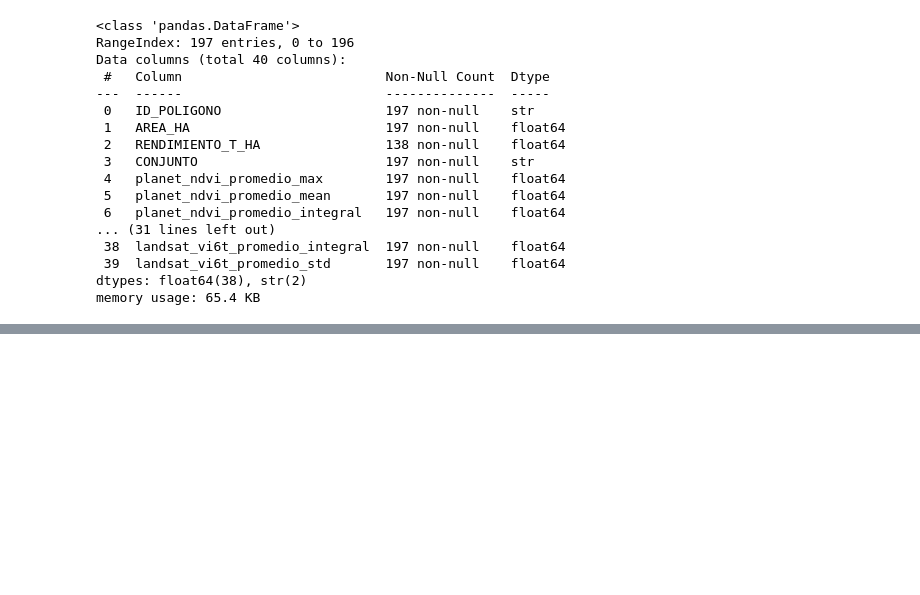
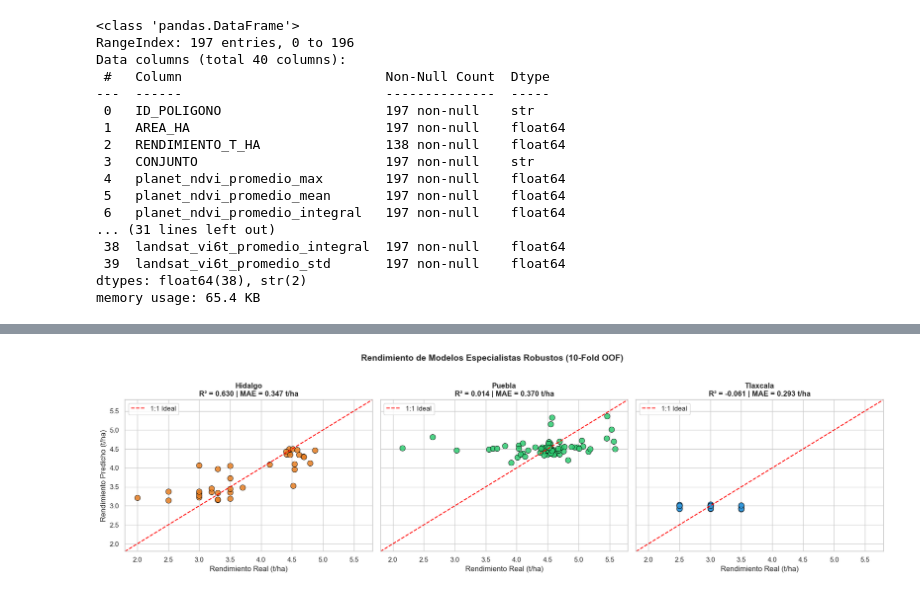
Before and after one commit to gerarsau07/AgroRaices, a Jupyter notebook: exploracion.ipynb, the cells around one changed output, grey strips where cells are left out. Saved outputs shown, nothing was run; the diff lists cells and outputs as text; code cells hidden in the pictures; blank space fills up the shorter version.

```diff
--- a/exploracion.ipynb
+++ b/exploracion.ipynb
@@ -525,0 +757,79 @@ memory usage: 65.4 KB
+# %%
+import matplotlib.pyplot as plt
+import seaborn as sns
+import pandas as pd
+import numpy as np
+from sklearn.metrics import mean_squared_error, mean_absolute_error, r2_score
+
+# 1. Construir DataFrame de diagnóstico con los resultados OOF vigentes
+df_res_robusto = train_df[['ID_POLIGONO', 'Estado', 'AREA_HA', 'RENDIMIENTO_T_HA', 'pred_oof']].copy()
+df_res_robusto = df_res_robusto.rename(columns={'RENDIMIENTO_T_HA': 'Real', 'pred_oof': 'Predicho'})
+df_res_robusto['Residuo'] = df_res_robusto['Real'] - df_res_robusto['Predicho']
+df_res_robusto['Error_Abs'] = df_res_robusto['Residuo'].abs()
+
+# 2. Resumen cuantitativo de métricas por Estado
+resumen_estados = []
+for est in ['Hidalgo', 'Puebla', 'Tlaxcala']:
+    sub = df_res_robusto[df_res_robusto['Estado'] == est]
+    r_est = np.corrcoef(sub['Real'], sub['Predicho'])[0, 1] if len(sub) > 1 else np.nan
+    r2_est = r2_score(sub['Real'], sub['Predicho'])
+    rmse_est = np.sqrt(mean_squared_error(sub['Real'], sub['Predicho']))
+    mae_est = mean_absolute_error(sub['Real'], sub['Predicho'])
+    max_err = sub['Error_Abs'].max()
+
+    resumen_estados.append({
+        'Estado': est,
+        'N': len(sub),
+        'r': r_est,
+        'R²': r2_est,
+        'RMSE (t/ha)': rmse_est,
+        'MAE (t/ha)': mae_est,
+        'Max Error (t/ha)': max_err
+    })
+
+df_metricas_est = pd.DataFrame(resumen_estados)
+print("=== DESGLOSE DE MÉTRICAS Y ERRORES POR ESTADO ===")
+print(df_metricas_est.round(4).to_string(index=False))
+
+# 3. Gráficas de Real vs. Predicho por Estado
+fig, axes = plt.subplots(1, 3, figsize=(18, 5), sharey=True)
+sns.set_theme(style="whitegrid")
+
+paleta = {'Hidalgo': '#e67e22', 'Puebla': '#2ecc71', 'Tlaxcala': '#3498db'}
+
+for i, est in enumerate(['Hidalgo', 'Puebla', 'Tlaxcala']):
+    sub = df_res_robusto[df_res_robusto['Estado'] == est]
+    ax = axes[i]
+
+    sns.scatterplot(
+        data=sub,
+        x='Real',
+        y='Predicho',
+        color=paleta[est],
+        s=80,
+        edgecolor='black',
+        alpha=0.85,
+        ax=ax
+    )
+
+    ax.plot([1.8, 5.8], [1.8, 5.8], color='red', linestyle='--', linewidth=1.5, label='1:1 Ideal')
+
+    sub_r2 = r2_score(sub['Real'], sub['Predicho'])
+    sub_mae = mean_absolute_error(sub['Real'], sub['Predicho'])
+
+    ax.set_title(f"{est}\nR² = {sub_r2:.3f} | MAE = {sub_mae:.3f} t/ha", fontweight='bold')
+    ax.set_xlabel("Rendimiento Real (t/ha)")
+    if i == 0:
+        ax.set_ylabel("Rendimiento Predicho (t/ha)")
+    ax.legend(loc='upper left')
+    ax.set_xlim(1.8, 5.8)
+    ax.set_ylim(1.8, 5.8)
+
+plt.suptitle("Rendimiento de Modelos Especialistas Robustos (10-Fold OOF)", fontsize=14, fontweight='bold', y=1.02)
+plt.tight_layout()
+plt.show()
+
+# 4. Top 5 casos de mayor error puntual actualizados
+print("\n=== TOP 5 PARCELAS CON MAYOR ERROR RESIDUAL TRAS EL AJUSTE ===")
+print(df_res_robusto.sort_values(by='Error_Abs', ascending=False)[['ID_POLIGONO', 'Estado', 'AREA_HA', 'Real', 'Predicho', 'Residuo']].head(5).to_string(index=False))
+# %% [output]
@@ -525,0 +841 @@ memory usage: 65.4 KB
+[figure, added]
```
Also changed, not shown: parts of 16 cells of this notebook.
